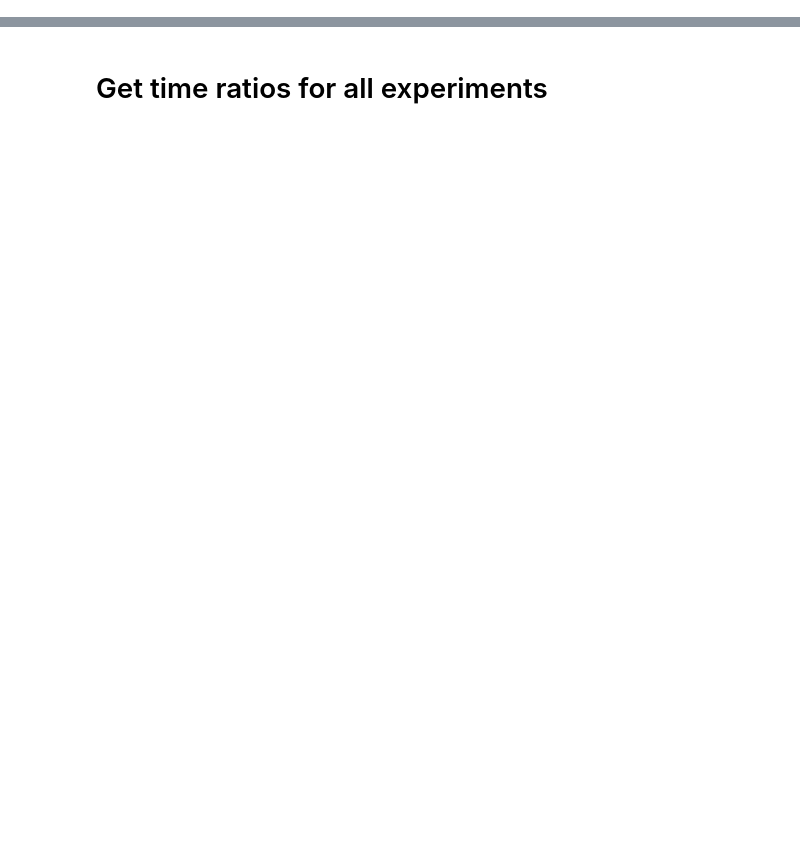
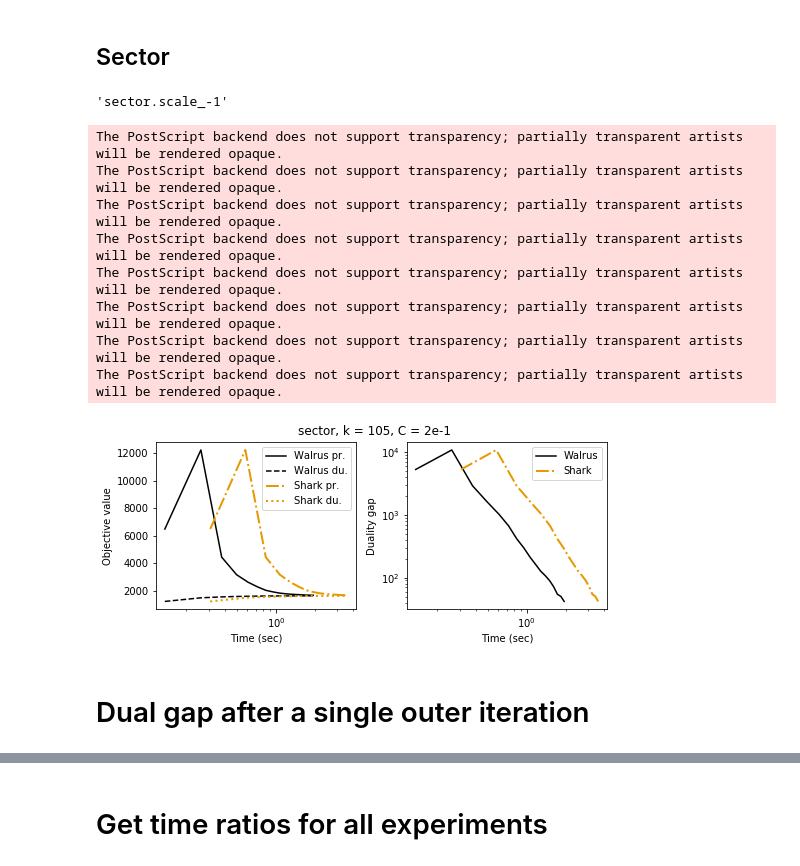
Before and after one commit to YutongWangUMich/liblinear, a Jupyter notebook: experiments/analyze.ipynb, the cells around one changed output, grey strips where cells are left out. Drawn from its saved outputs; the diff is of its cells as text; code cells hidden in the pictures; blank space fills up the shorter version.

```diff
--- a/experiments/analyze.ipynb
+++ b/experiments/analyze.ipynb
@@ -186,0 +246,8 @@ The PostScript backend does not support transparency; partially transparent arti
+# %% [markdown]
+## Sector
+# %%
+ds = ds_metadata['ds_name'][6]
+reg = float(2**-1) # Dogan's regularizer is -1
+get_exp_name(ds,reg)
+# %% [output]
+'sector.scale_-1'
@@ -186,0 +258,14 @@ The PostScript backend does not support transparency; partially transparent arti
+# %%
+plot_both(ds,reg)
+# %% [output]
+The PostScript backend does not support transparency; partially transparent artists will be rendered opaque.
+The PostScript backend does not support transparency; partially transparent artists will be rendered opaque.
+The PostScript backend does not support transparency; partially transparent artists will be rendered opaque.
+The PostScript backend does not support transparency; partially transparent artists will be rendered opaque.
+The PostScript backend does not support transparency; partially transparent artists will be rendered opaque.
+The PostScript backend does not support transparency; partially transparent artists will be rendered opaque.
+The PostScript backend does not support transparency; partially transparent artists will be rendered opaque.
+The PostScript backend does not support transparency; partially transparent artists will be rendered opaque.
+[figure, added]
+# %% [markdown]
+# Dual gap after a single outer iteration
```
Also changed, not shown: parts of 43 cells of this notebook, 17 other files.
